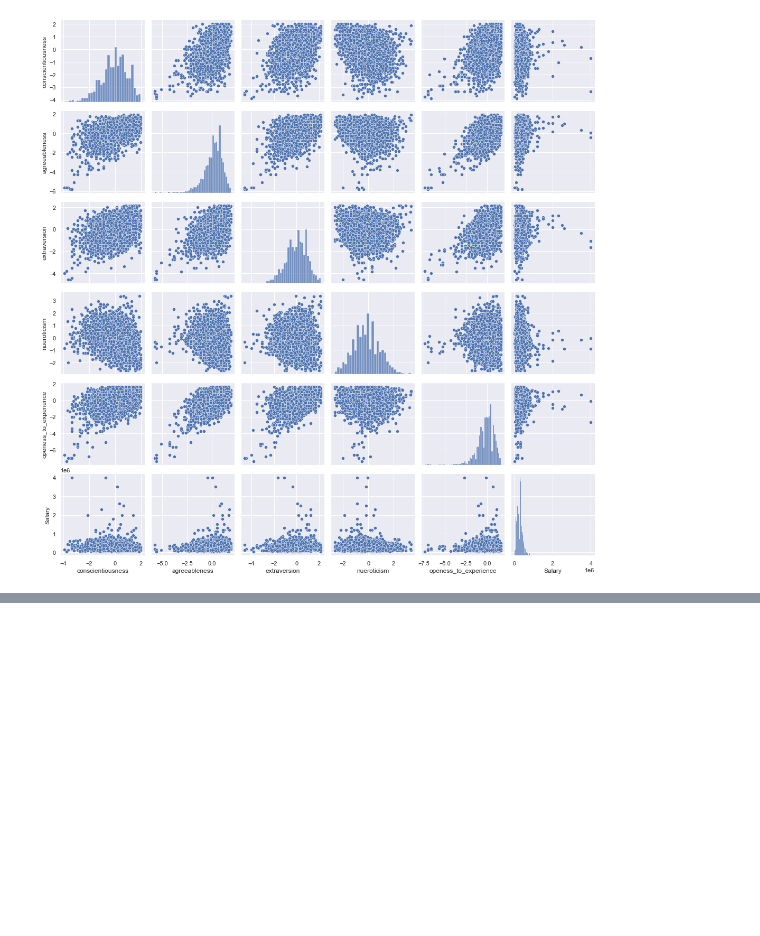
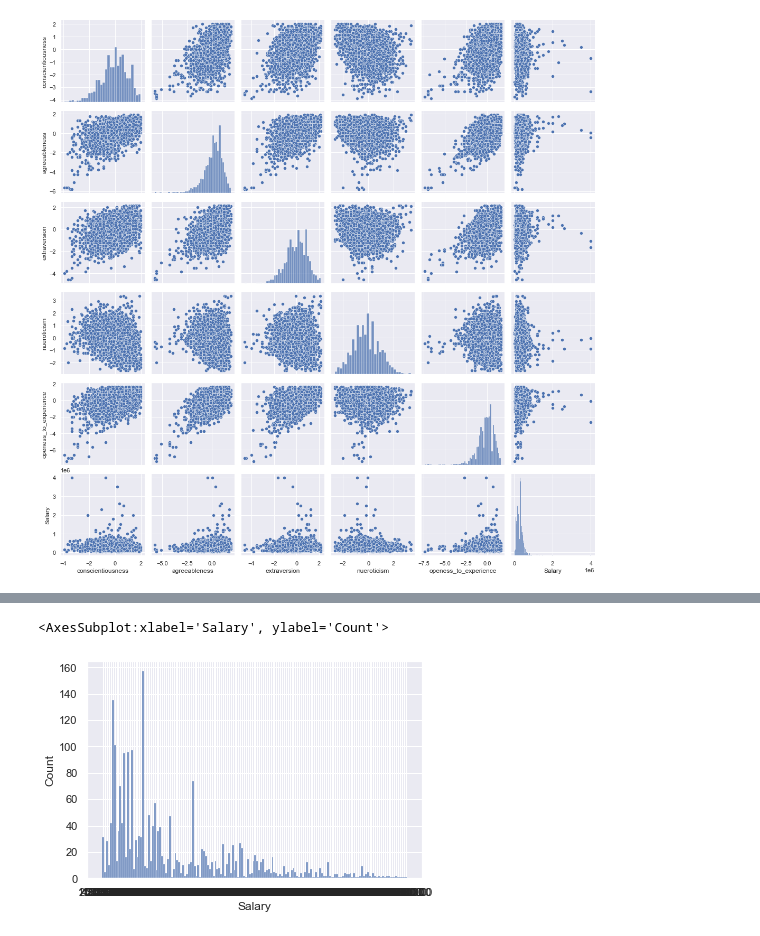
Before and after one commit to FaizRsl/Engineering-Graduate-Salary-Prediction, a Jupyter notebook: Project.ipynb, the cells around one changed output, grey strips where cells are left out. Saved outputs shown, nothing was run; the diff lists cells and outputs as text; code cells hidden in the pictures; blank space fills up the shorter version.

```diff
--- a/Project.ipynb
+++ b/Project.ipynb
@@ -528,0 +564,5 @@ sb.pairplot(data = personality)
+# %%
+male = gender[gender['Gender'].str.contains('m')]
+female = gender[gender['Gender'].str.contains('f')]
+
+print(male)
@@ -528,0 +584,6 @@ sb.pairplot(data = personality)
+# %%
+
+sb.histplot(x = 'Salary', data = male)
+# %% [output]
+<AxesSubplot:xlabel='Salary', ylabel='Count'>
+[figure, added]
```
Also changed, not shown: parts of 12 cells of this notebook, 2 other files.
